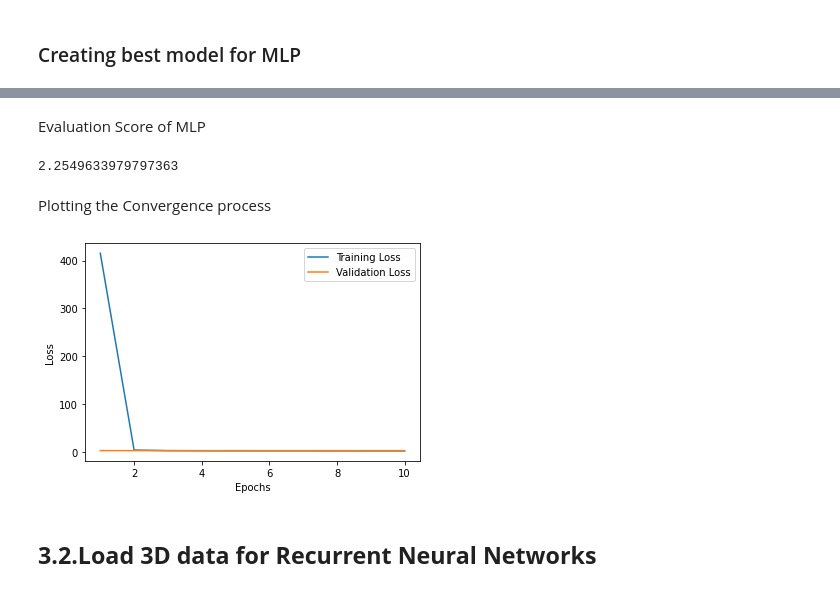
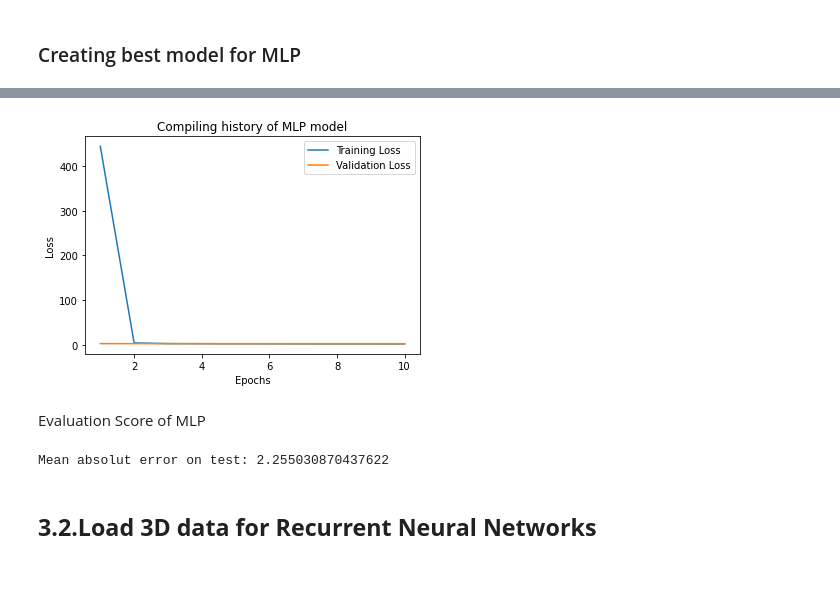
Before and after one commit to TazTornadoo/SigmoidFreud, a Jupyter notebook: Python/Submission/Electricity_price_prediction_5.ipynb, the cells around one changed output, grey strips where cells are left out. Drawn from its saved outputs; the diff is of its cells as text; code cells hidden in the pictures.

```diff
--- a/Python/Submission/Electricity_price_prediction_5.ipynb
+++ b/Python/Submission/Electricity_price_prediction_5.ipynb
@@ -472,7 +479,13 @@ class Mlp:
             callbacks.append(LearningRateScheduler(self.scheduler))
         if self.earlystopping:
             callbacks.append(EarlyStopping(monitor='loss', patience=self.earlystopping))
-        history = self.model.fit(x=self.X_train,y=self.y_train, batch_size=self.params["BATCH_SIZE"], validation_data=(self.X_valid,self.y_valid), epochs=self.params["EPOCHS"], callbacks=callbacks, verbose=1, shuffle=False)
+        history = self.model.fit(x=self.X_train,y=self.y_train,
+                                 batch_size=self.params["BATCH_SIZE"],
+                                 validation_data=(self.X_valid,self.y_valid),
+                                 epochs=self.params["EPOCHS"],
+                                 callbacks=callbacks,
+                                 verbose=1,
+                                 shuffle=False)
         return history, self.model
 
     def evaluate_model(self):
@@ -547,25 +562,28 @@ Epoch 10/10
+# %%
+loss_values = mlp_history_5.history['loss']
+val_loss_values = mlp_history_5.history['val_loss']
+epochs = range(1, len(loss_values)+1)
+
+plt.plot(epochs, loss_values, label='Training Loss')
+plt.plot(epochs, val_loss_values, label='Validation Loss')
+
+plt.title("Compiling history of MLP model")
+plt.xlabel('Epochs')
+plt.ylabel('Loss')
+plt.legend()
+
+plt.show()
+# %% [output]
+[figure, added]
 # %% [markdown]
 Evaluation Score of MLP
-# %%
-mlp_eval_score_5
-# %% [output]
-2.2549633979797363
-# %% [markdown]
-Plotting the Convergence process
-# %%
-loss_values = mlp_history_5.history['loss']
-val_loss_values = mlp_history_5.history['val_loss']
-epochs = range(1, len(loss_values)+1)
-
-plt.plot(epochs, loss_values, label='Training Loss')
-plt.plot(epochs, val_loss_values, label='Validation Loss')
-plt.xlabel('Epochs')
-plt.ylabel('Loss')
-plt.legend()
-
-plt.show()
-# %% [output]
-[figure, removed]
+# %%
+print(f"Mean absolut error on test: {mlp_eval_score_5}")
+performance_df = performance_df.append({'Model': 'Mulit-Layer Perceptron',
+                                        'MAE score (on test set)': round(mlp_eval_score_5, 4)},
+                                       ignore_index=True)
+# %% [output]
+Mean absolut error on test: 2.255030870437622
 # %% [markdown]
 ## <b>3.2.Load 3D data for Recurrent Neural Networks</b>
 # %%
```
Also changed, not shown: parts of 65 cells of this notebook, 1 other file.
